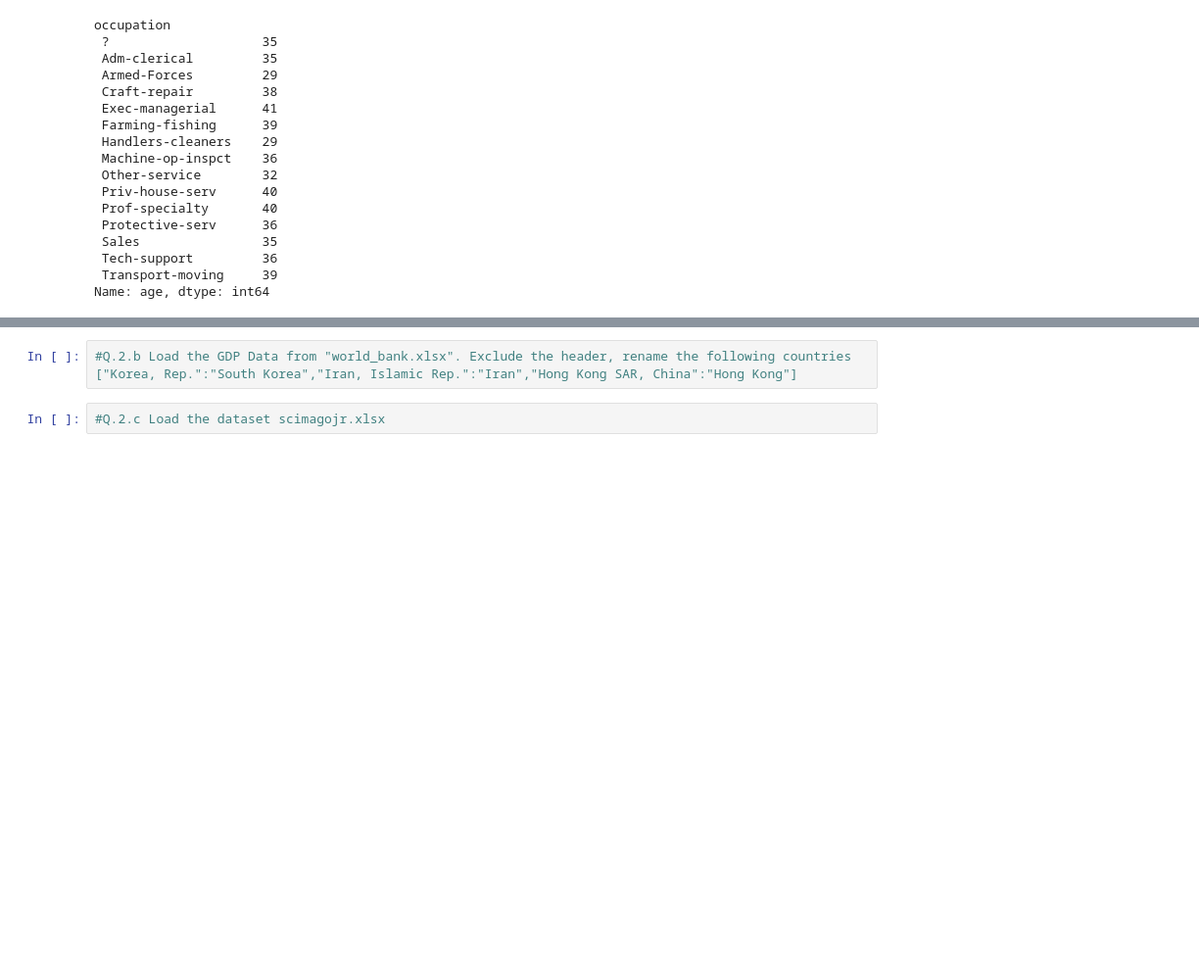
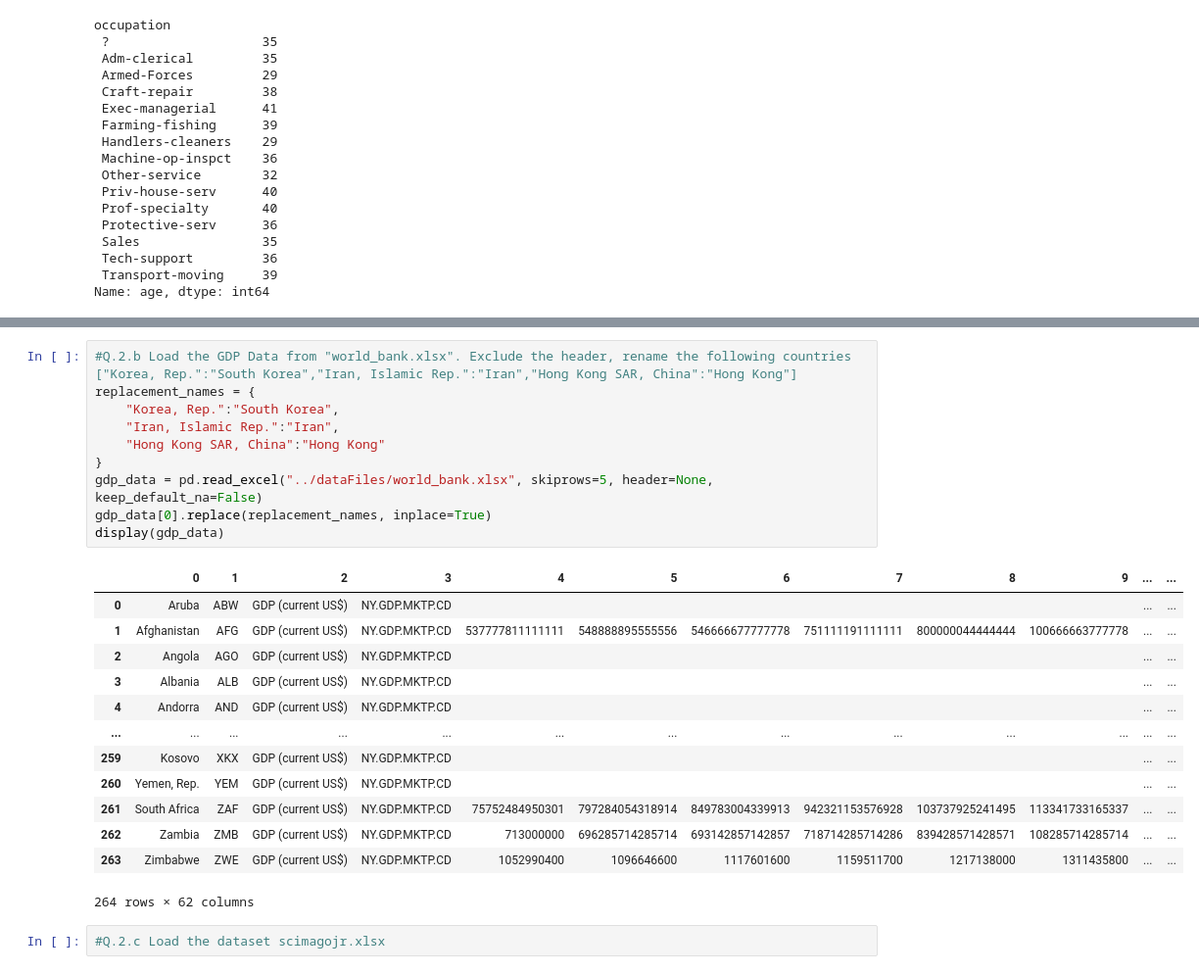
Before and after one commit to RealDogDad/exoplanetary-extrapolation, a Jupyter notebook: assignments/assignment-4b.ipynb, the cells around one changed output, grey strips where cells are left out. Shown at 98% size. Drawn from its saved outputs; the diff is of its cells as text; blank space fills up the shorter version.

```diff
--- a/assignments/assignment-4b.ipynb
+++ b/assignments/assignment-4b.ipynb
@@ -150,5 +192,27 @@ SyntaxError: invalid syntax (<ipython-input-609-61b13ab56960>, line 2)
 # %%
 #Q.2.b Load the GDP Data from "world_bank.xlsx". Exclude the header, rename the following countries ["Korea, Rep.":"South Korea","Iran, Islamic Rep.":"Iran","Hong Kong SAR, China":"Hong Kong"]
+replacement_names = {
+    "Korea, Rep.":"South Korea",
+    "Iran, Islamic Rep.":"Iran",
+    "Hong Kong SAR, China":"Hong Kong"
+}
+gdp_data = pd.read_excel("../dataFiles/world_bank.xlsx", skiprows=5, header=None, keep_default_na=False)
+gdp_data[0].replace(replacement_names, inplace=True)
+display(gdp_data)
+# %% [output]
+|  | 0 | 1 | 2 | 3 | 4 | 5 | 6 | 7 | 8 | 9 | ... | ... |
+| 0 | Aruba | ABW | GDP (current US$) | NY.GDP.MKTP.CD |  |  |  |  |  |  | ... | ... |
+| 1 | Afghanistan | AFG | GDP (current US$) | NY.GDP.MKTP.CD | 537777811111111 | 548888895555556 | 546666677777778 | 751111191111111 | 800000044444444 | 100666663777778 | ... | ... |
+| 2 | Angola | AGO | GDP (current US$) | NY.GDP.MKTP.CD |  |  |  |  |  |  | ... | ... |
+| 3 | Albania | ALB | GDP (current US$) | NY.GDP.MKTP.CD |  |  |  |  |  |  | ... | ... |
+| 4 | Andorra | AND | GDP (current US$) | NY.GDP.MKTP.CD |  |  |  |  |  |  | ... | ... |
+| ... | ... | ... | ... | ... | ... | ... | ... | ... | ... | ... | ... | ... |
+| 259 | Kosovo | XKX | GDP (current US$) | NY.GDP.MKTP.CD |  |  |  |  |  |  | ... | ... |
+| 260 | Yemen, Rep. | YEM | GDP (current US$) | NY.GDP.MKTP.CD |  |  |  |  |  |  | ... | ... |
+| 261 | South Africa | ZAF | GDP (current US$) | NY.GDP.MKTP.CD | 75752484950301 | 797284054318914 | 849783004339913 | 942321153576928 | 103737925241495 | 113341733165337 | ... | ... |
+| 262 | Zambia | ZMB | GDP (current US$) | NY.GDP.MKTP.CD | 713000000 | 696285714285714 | 693142857142857 | 718714285714286 | 839428571428571 | 108285714285714 | ... | ... |
+| 263 | Zimbabwe | ZWE | GDP (current US$) | NY.GDP.MKTP.CD | 1052990400 | 1096646600 | 1117601600 | 1159511700 | 1217138000 | 1311435800 | ... | ... |
+264 rows × 62 columns
 # %%
 #Q.2.c Load the dataset scimagojr.xlsx
 # %%
```
Also changed, not shown: parts of 3 cells of this notebook.
